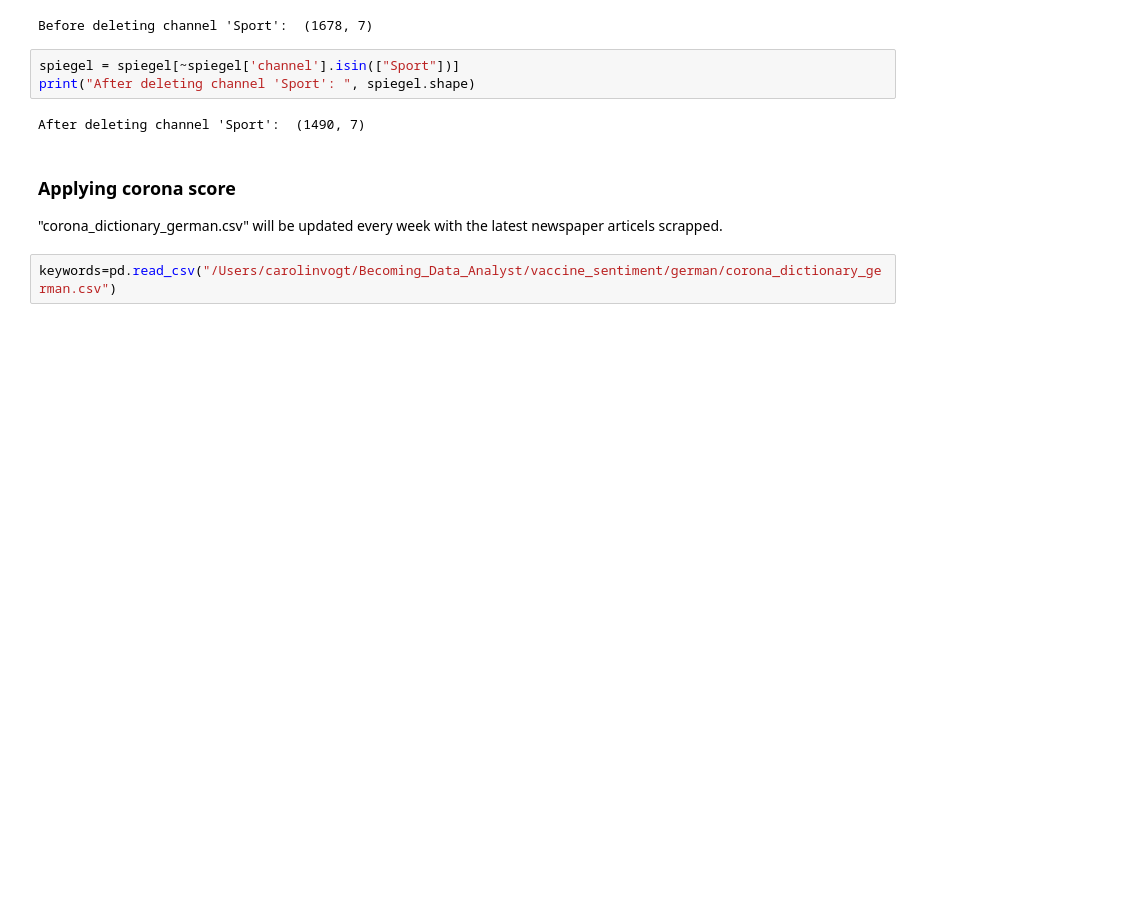
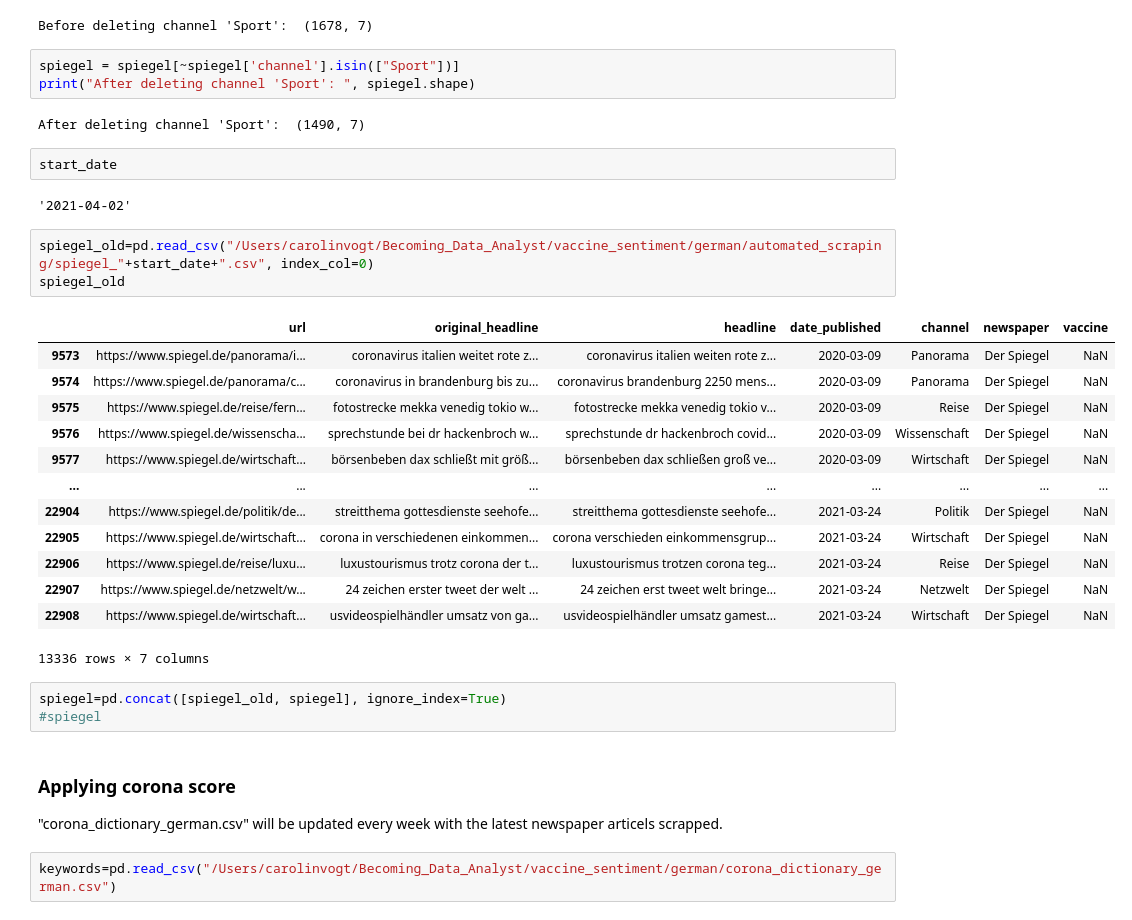
Before and after one commit to jw15667/vaccine_sentiment, a Jupyter notebook: german/Automated Web Scraping | SPIEGEL.ipynb, the cells around one changed output. Cells and saved outputs as stored; diff of their text form; blank space fills up the shorter version.

```diff
--- a/german/Automated Web Scraping | SPIEGEL.ipynb
+++ b/german/Automated Web Scraping | SPIEGEL.ipynb
@@ -205,6 +209,30 @@ spiegel = spiegel[~spiegel['channel'].isin(["Sport"])]
 print("After deleting channel 'Sport': ", spiegel.shape)
 # %% [output]
 After deleting channel 'Sport':  (1490, 7)
+# %%
+start_date
+# %% [output]
+'2021-04-02'
+# %%
+spiegel_old=pd.read_csv("/Users/carolinvogt/Becoming_Data_Analyst/vaccine_sentiment/german/automated_scraping/spiegel_"+start_date+".csv", index_col=0)
+spiegel_old
+# %% [output]
+|  | url | original_headline | headline | date_published | channel | newspaper | vaccine |
+| 9573 | https://www.spiegel.de/panorama/i... | coronavirus italien weitet rote z... | coronavirus italien weiten rote z... | 2020-03-09 | Panorama | Der Spiegel | NaN |
+| 9574 | https://www.spiegel.de/panorama/c... | coronavirus in brandenburg bis zu... | coronavirus brandenburg 2250 mens... | 2020-03-09 | Panorama | Der Spiegel | NaN |
+| 9575 | https://www.spiegel.de/reise/fern... | fotostrecke mekka venedig tokio w... | fotostrecke mekka venedig tokio v... | 2020-03-09 | Reise | Der Spiegel | NaN |
+| 9576 | https://www.spiegel.de/wissenscha... | sprechstunde bei dr hackenbroch w... | sprechstunde dr hackenbroch covid... | 2020-03-09 | Wissenschaft | Der Spiegel | NaN |
+| 9577 | https://www.spiegel.de/wirtschaft... | börsenbeben dax schließt mit größ... | börsenbeben dax schließen groß ve... | 2020-03-09 | Wirtschaft | Der Spiegel | NaN |
+| ... | ... | ... | ... | ... | ... | ... | ... |
+| 22904 | https://www.spiegel.de/politik/de... | streitthema gottesdienste seehofe... | streitthema gottesdienste seehofe... | 2021-03-24 | Politik | Der Spiegel | NaN |
+| 22905 | https://www.spiegel.de/wirtschaft... | corona in verschiedenen einkommen... | corona verschieden einkommensgrup... | 2021-03-24 | Wirtschaft | Der Spiegel | NaN |
+| 22906 | https://www.spiegel.de/reise/luxu... | luxustourismus trotz corona der t... | luxustourismus trotzen corona teg... | 2021-03-24 | Reise | Der Spiegel | NaN |
+| 22907 | https://www.spiegel.de/netzwelt/w... | 24 zeichen erster tweet der welt ... | 24 zeichen erst tweet welt bringe... | 2021-03-24 | Netzwelt | Der Spiegel | NaN |
+| 22908 | https://www.spiegel.de/wirtschaft... | usvideospielhändler umsatz von ga... | usvideospielhändler umsatz gamest... | 2021-03-24 | Wirtschaft | Der Spiegel | NaN |
+13336 rows × 7 columns
+# %%
+spiegel=pd.concat([spiegel_old, spiegel], ignore_index=True)
+#spiegel
 # %% [markdown]
 ### Applying corona score
 
```
Also changed, not shown: parts of 7 cells of this notebook, 4 other files.
